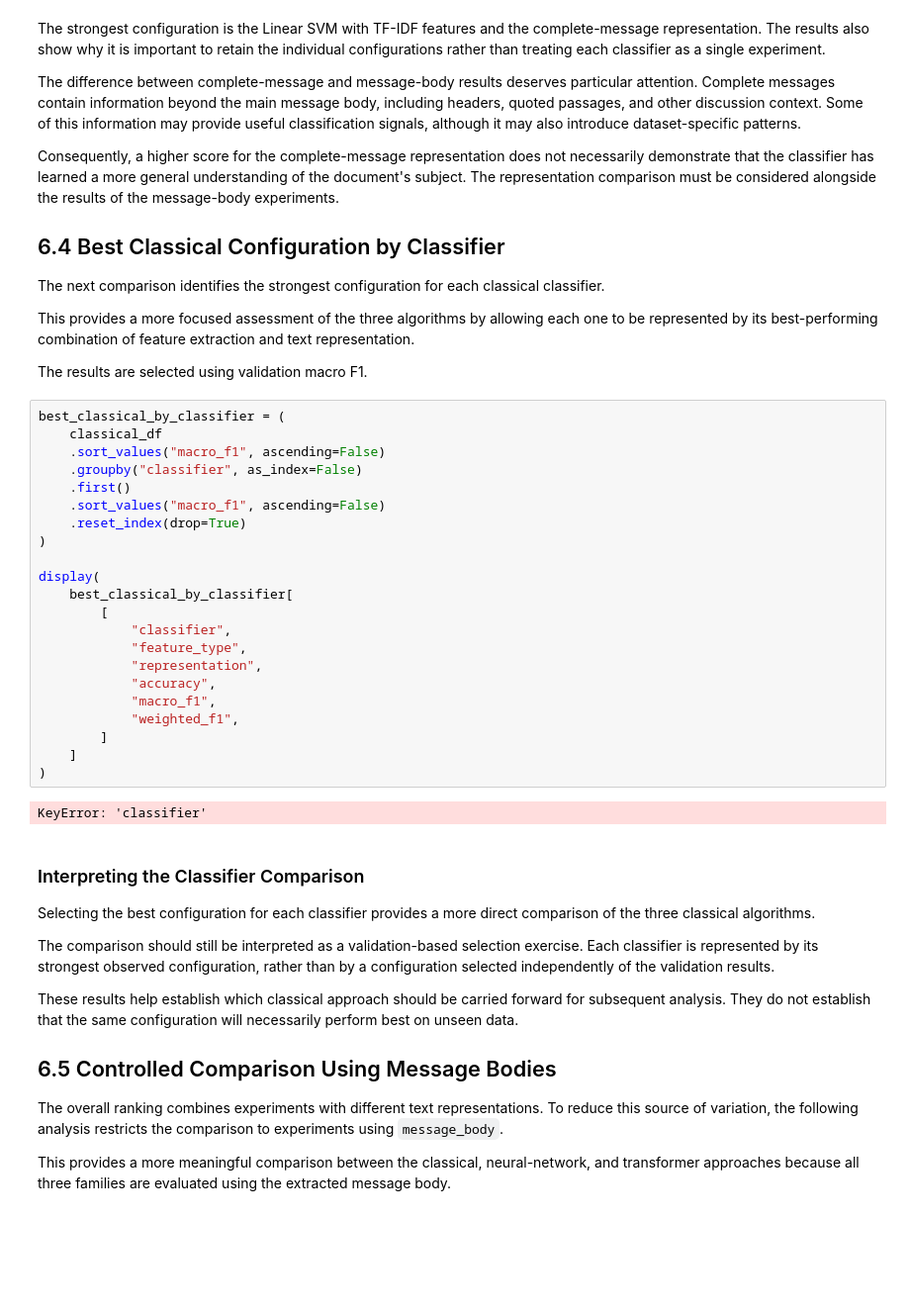
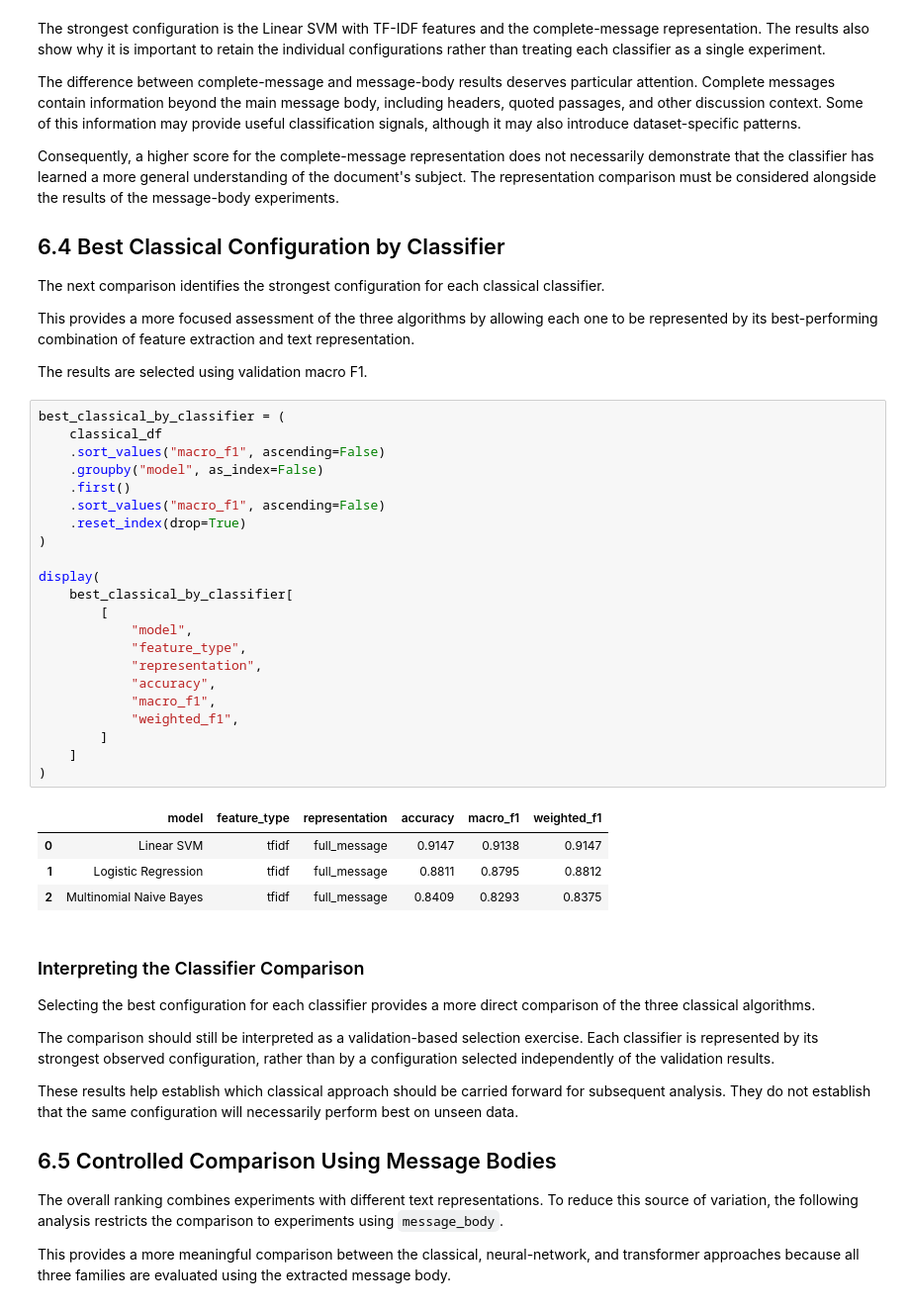
Before and after one commit to CyrilCele/topicsense-nlp, a Jupyter notebook: notebooks/06_model_comparison.ipynb, the cells around one changed output. Shown at 99% size. Saved outputs shown, nothing was run; the diff lists cells and outputs as text; blank space fills up the shorter version.

```diff
--- a/notebooks/06_model_comparison.ipynb
+++ b/notebooks/06_model_comparison.ipynb
@@ -259,27 +271,30 @@ The results are selected using validation macro F1.
 # %%
 best_classical_by_classifier = (
     classical_df
     .sort_values("macro_f1", ascending=False)
-    .groupby("classifier", as_index=False)
+    .groupby("model", as_index=False)
     .first()
     .sort_values("macro_f1", ascending=False)
     .reset_index(drop=True)
 )
 
 display(
     best_classical_by_classifier[
         [
-            "classifier",
+            "model",
             "feature_type",
             "representation",
             "accuracy",
             "macro_f1",
             "weighted_f1",
         ]
     ]
 )
 # %% [output]
-KeyError: 'classifier'
+|  | model | feature_type | representation | accuracy | macro_f1 | weighted_f1 |
+| 0 | Linear SVM | tfidf | full_message | 0.9147 | 0.9138 | 0.9147 |
+| 1 | Logistic Regression | tfidf | full_message | 0.8811 | 0.8795 | 0.8812 |
+| 2 | Multinomial Naive Bayes | tfidf | full_message | 0.8409 | 0.8293 | 0.8375 |
 # %% [markdown]
 ### Interpreting the Classifier Comparison
 
```
Also changed, not shown: parts of 7 cells of this notebook.
